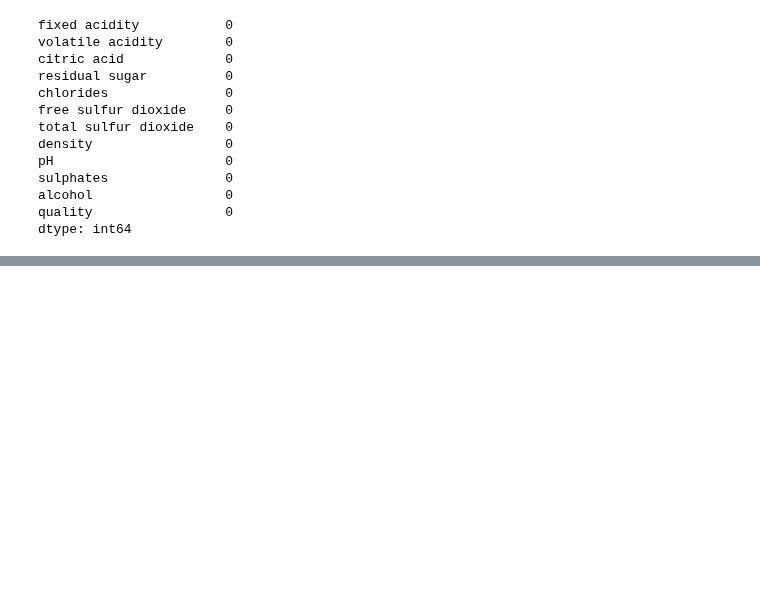
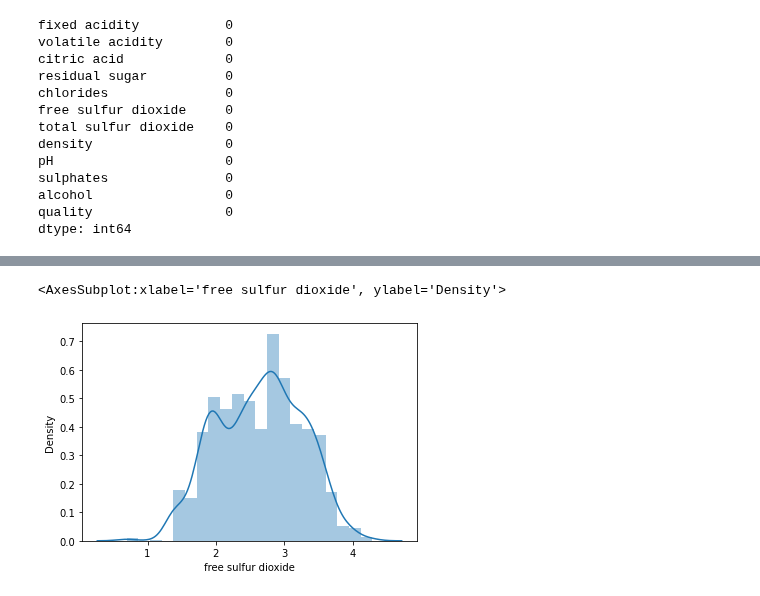
Before and after one commit to nic1611/ultimate-data-science-projects, a Jupyter notebook: Beginner Level/6 - Wine Quality Dataset/main.ipynb, the cells around one changed output, grey strips where cells are left out. Cells and saved outputs as stored; diff of their text form; code cells hidden in the pictures; blank space fills up the shorter version.

```diff
--- a/Beginner Level/6 - Wine Quality Dataset/main.ipynb
+++ b/Beginner Level/6 - Wine Quality Dataset/main.ipynb
@@ -32,0 +103,8 @@ i = df.groupby('quality')['quality'].count().plot.bar()
+# %%
+# log transformation
+df['free sulfur dioxide'] = np.log(1 + df['free sulfur dioxide'])
+# %%
+sns.distplot(df['free sulfur dioxide'])
+# %% [output]
+<AxesSubplot:xlabel='free sulfur dioxide', ylabel='Density'>
+[figure, added]
```
Also changed, not shown: parts of 20 cells of this notebook.
